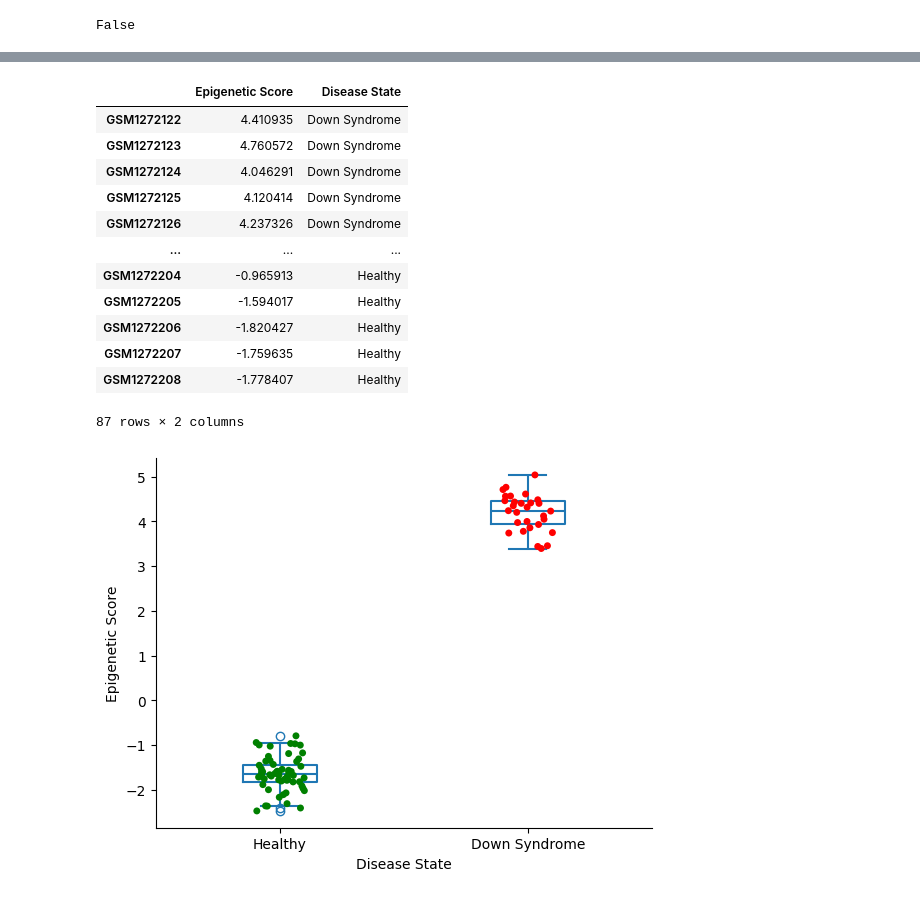
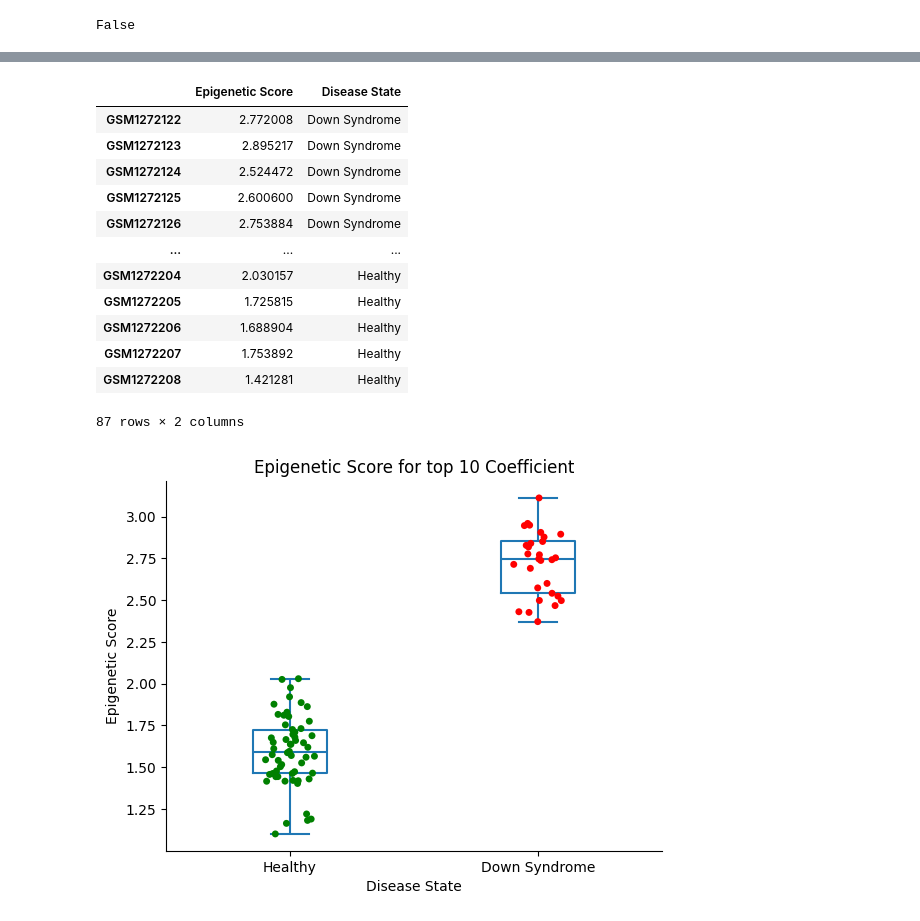
Before and after one commit to mehrnoosh-e94/disease_epigentics, a Jupyter notebook: Down Syndrome Epigenetics/downSyndrome.ipynb, the cells around one changed output, grey strips where cells are left out. Saved outputs shown, nothing was run; the diff lists cells and outputs as text; code cells hidden in the pictures.

Commit message:
classification based on top n coefficients

```diff
--- a/Down Syndrome Epigenetics/downSyndrome.ipynb
+++ b/Down Syndrome Epigenetics/downSyndrome.ipynb
@@ -66,3 +72,9 @@ common_coef
 | cg27496339 | 0.184783 |
 | cg27502912 | 0.239517 |
 317 rows × 1 columns
+# %%
+n=10
+# top_common_coef = common_coef.sort_values(by=abs('beta_overall'), ascending=False)
+top_common_coef = common_coef.loc[abs(common_coef['beta_overall']).sort_values(ascending=False).index]
+top_common_coef=top_common_coef.head(n)
+top_common_coef
@@ -68,0 +93,3 @@ common_coef
+# %%
+common_indexes=top_common_coef.index
+common_indexes
@@ -157,22 +174,23 @@ regression_results['Disease State'] = regression_results['Disease State'].str.ti
 regression_results
 # %% [output]
 |  | Epigenetic Score | Disease State |
-| GSM1272122 | 4.410935 | Down Syndrome |
-| GSM1272123 | 4.760572 | Down Syndrome |
-| GSM1272124 | 4.046291 | Down Syndrome |
-| GSM1272125 | 4.120414 | Down Syndrome |
-| GSM1272126 | 4.237326 | Down Syndrome |
+| GSM1272122 | 2.772008 | Down Syndrome |
+| GSM1272123 | 2.895217 | Down Syndrome |
+| GSM1272124 | 2.524472 | Down Syndrome |
+| GSM1272125 | 2.600600 | Down Syndrome |
+| GSM1272126 | 2.753884 | Down Syndrome |
 | ... | ... | ... |
-| GSM1272204 | -0.965913 | Healthy |
-| GSM1272205 | -1.594017 | Healthy |
-| GSM1272206 | -1.820427 | Healthy |
-| GSM1272207 | -1.759635 | Healthy |
-| GSM1272208 | -1.778407 | Healthy |
+| GSM1272204 | 2.030157 | Healthy |
+| GSM1272205 | 1.725815 | Healthy |
+| GSM1272206 | 1.688904 | Healthy |
+| GSM1272207 | 1.753892 | Healthy |
+| GSM1272208 | 1.421281 | Healthy |
 87 rows × 2 columns
 # %%
 category_order = ['Healthy', 'Down Syndrome']
-sns.boxplot(x='Disease State', y='Epigenetic Score', data=regression_results, width=0.3,  fill=None, order=category_order)
+ax=sns.boxplot(x='Disease State', y='Epigenetic Score', data=regression_results, width=0.3,  fill=None, order=category_order)
 sns.stripplot(x='Disease State', y='Epigenetic Score', data=regression_results, jitter=True,palette={'Healthy': 'green', 'Down Syndrome': 'red'}, order=category_order)
+ax.set_title('Epigenetic Score for top '+str(n)+' Coefficient')
 sns.despine()
 # %% [output]
-[figure, old version]
+[figure, new version]
```
Also changed, not shown: parts of 7 cells of this notebook.
